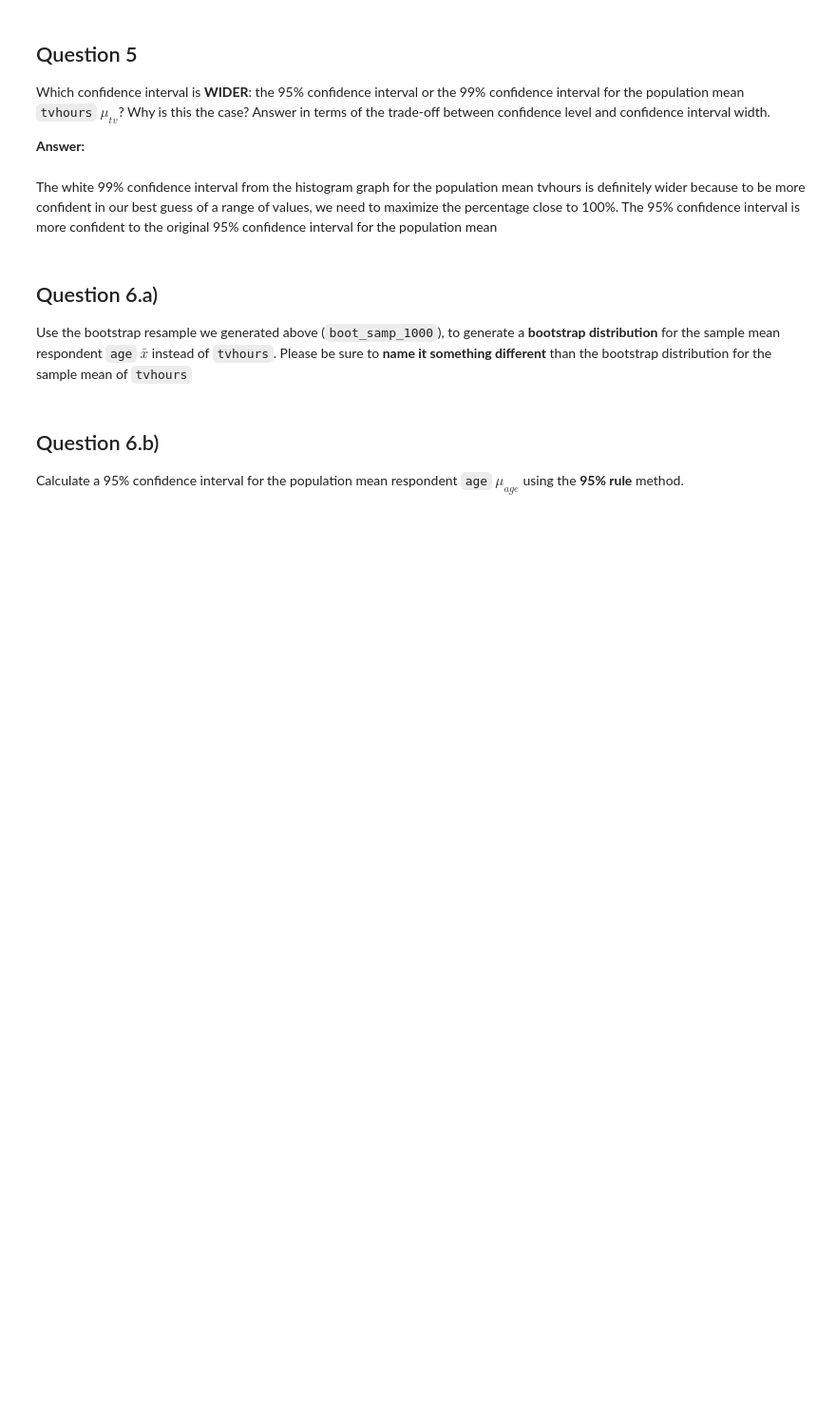
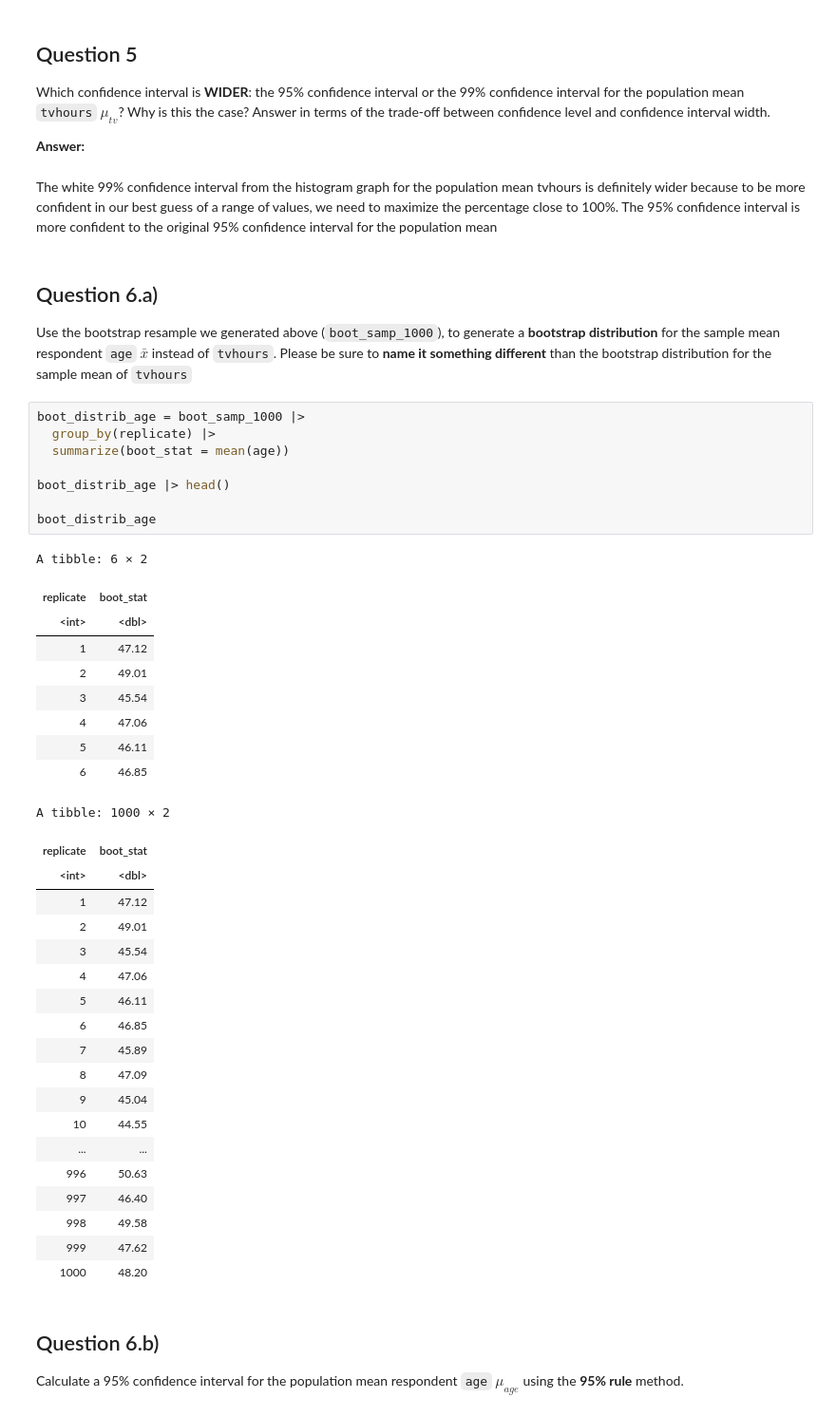
Before and after one commit to UNC-DATA-730/unit-8-assignment-dlee002, a Jupyter notebook: assignment8.ipynb, the cells around one changed output. Shown: that part at 95% size. Saved outputs shown, nothing was run; the diff lists cells and outputs as text; blank space fills up the shorter version.

```diff
--- a/assignment8.ipynb
+++ b/assignment8.ipynb
@@ -356,6 +389,43 @@ generate a **bootstrap distribution** for the sample mean respondent
 `age` $\bar{x}$ instead of `tvhours`. Please be sure to **name it
 something different** than the bootstrap distribution for the sample
 mean of `tvhours`
+# %%
+boot_distrib_age = boot_samp_1000 |>
+  group_by(replicate) |>
+  summarize(boot_stat = mean(age))
+
+boot_distrib_age |> head()
+
+boot_distrib_age
+# %% [output]
+A tibble: 6 × 2
+| replicate | boot_stat |
+| <int> | <dbl> |
+| 1 | 47.12 |
+| 2 | 49.01 |
+| 3 | 45.54 |
+| 4 | 47.06 |
+| 5 | 46.11 |
+| 6 | 46.85 |
+A tibble: 1000 × 2
+| replicate | boot_stat |
+| <int> | <dbl> |
+| 1 | 47.12 |
+| 2 | 49.01 |
+| 3 | 45.54 |
+| 4 | 47.06 |
+| 5 | 46.11 |
+| 6 | 46.85 |
+| 7 | 45.89 |
+| 8 | 47.09 |
+| 9 | 45.04 |
+| 10 | 44.55 |
+| ... | ... |
+| 996 | 50.63 |
+| 997 | 46.40 |
+| 998 | 49.58 |
+| 999 | 47.62 |
+| 1000 | 48.20 |
 # %% [markdown]
 ## Question 6.b)
 
```
Also changed, not shown: parts of 6 cells of this notebook.
